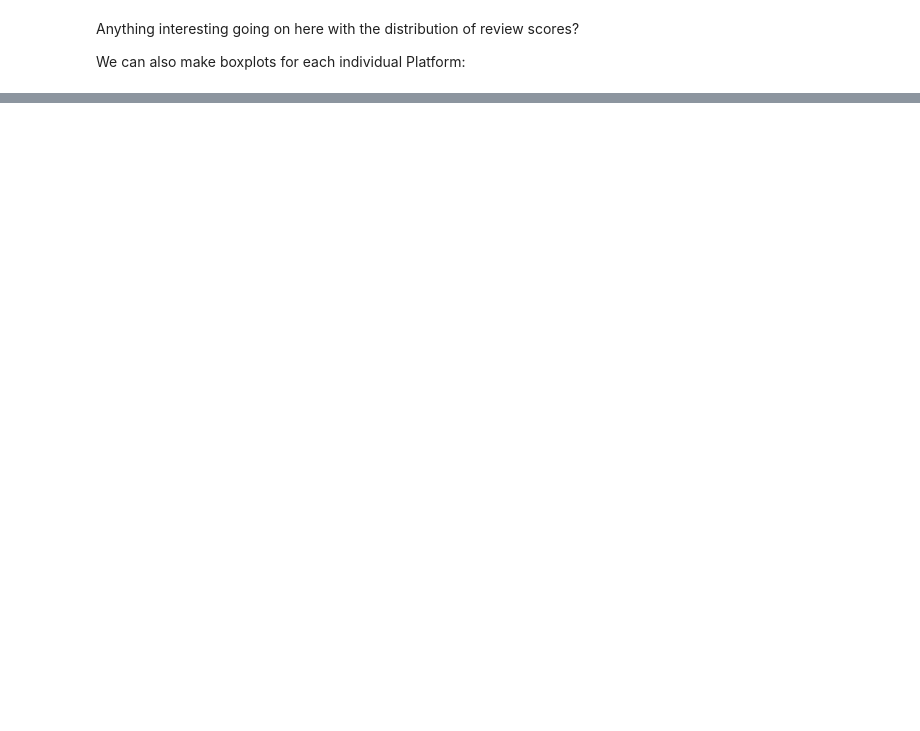
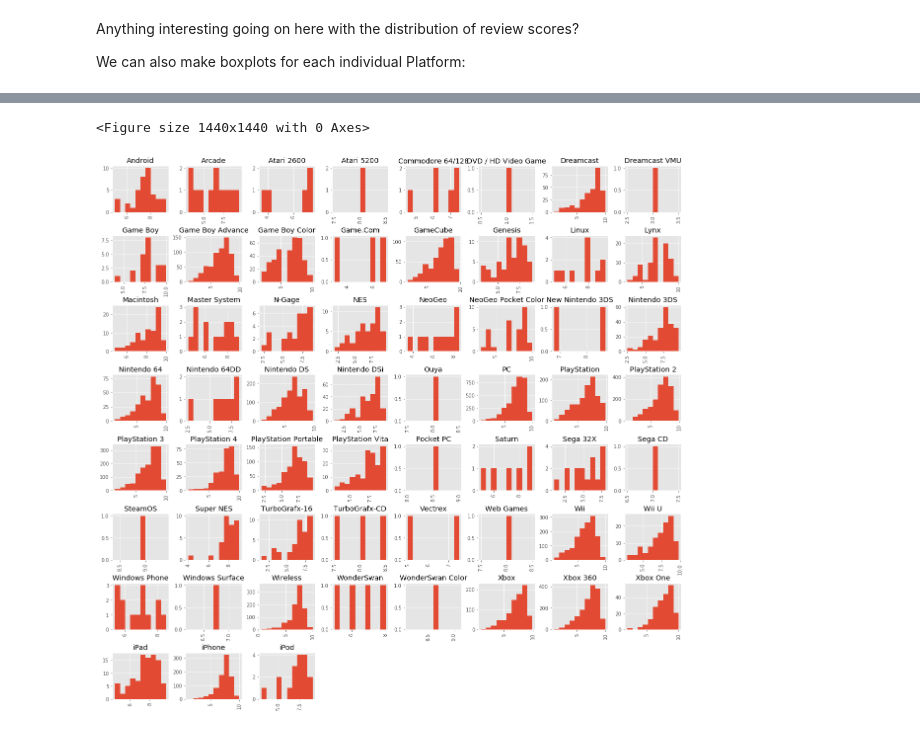
Before and after one commit to pommevilla/bcb.fall2018.advanced.python, a Jupyter notebook: lessons/advanced.python.2.ipynb, the cells around one changed output, grey strips where cells are left out. Drawn from its saved outputs; the diff is of its cells as text; code cells hidden in the pictures; blank space fills up the shorter version.

```diff
--- a/lessons/advanced.python.2.ipynb
+++ b/lessons/advanced.python.2.ipynb
@@ -174,3 +174,17 @@ TypeError: __init__() got an unexpected keyword argument 'height'
+# %%
+%matplotlib inline
+import matplotlib.pyplot as plot
+import pandas as pd
+plot.style.use('ggplot');
+
+reviews = pd.read_csv("./data/ign.csv")
+
+plot.figure(figsize=(20,20));
+plot.rcParams["figure.figsize"] = [20,20];
+reviews['score'].hist(by = reviews['platform']);
+# %% [output]
+<Figure size 1440x1440 with 0 Axes>
+[figure, added]
 # %% [markdown]
 ### Exercise 2.2
 
```
Also changed, not shown: parts of 10 cells of this notebook.
